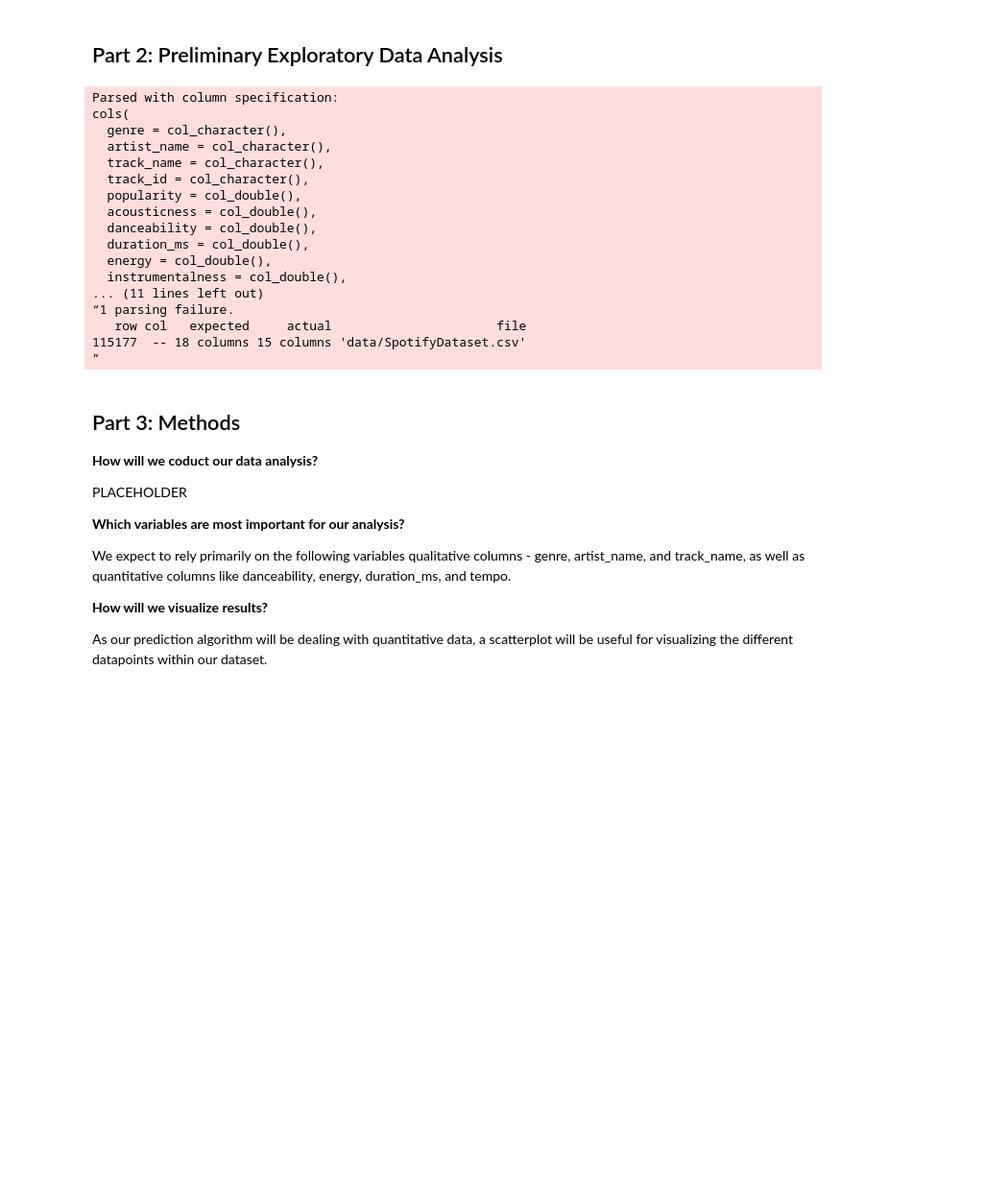
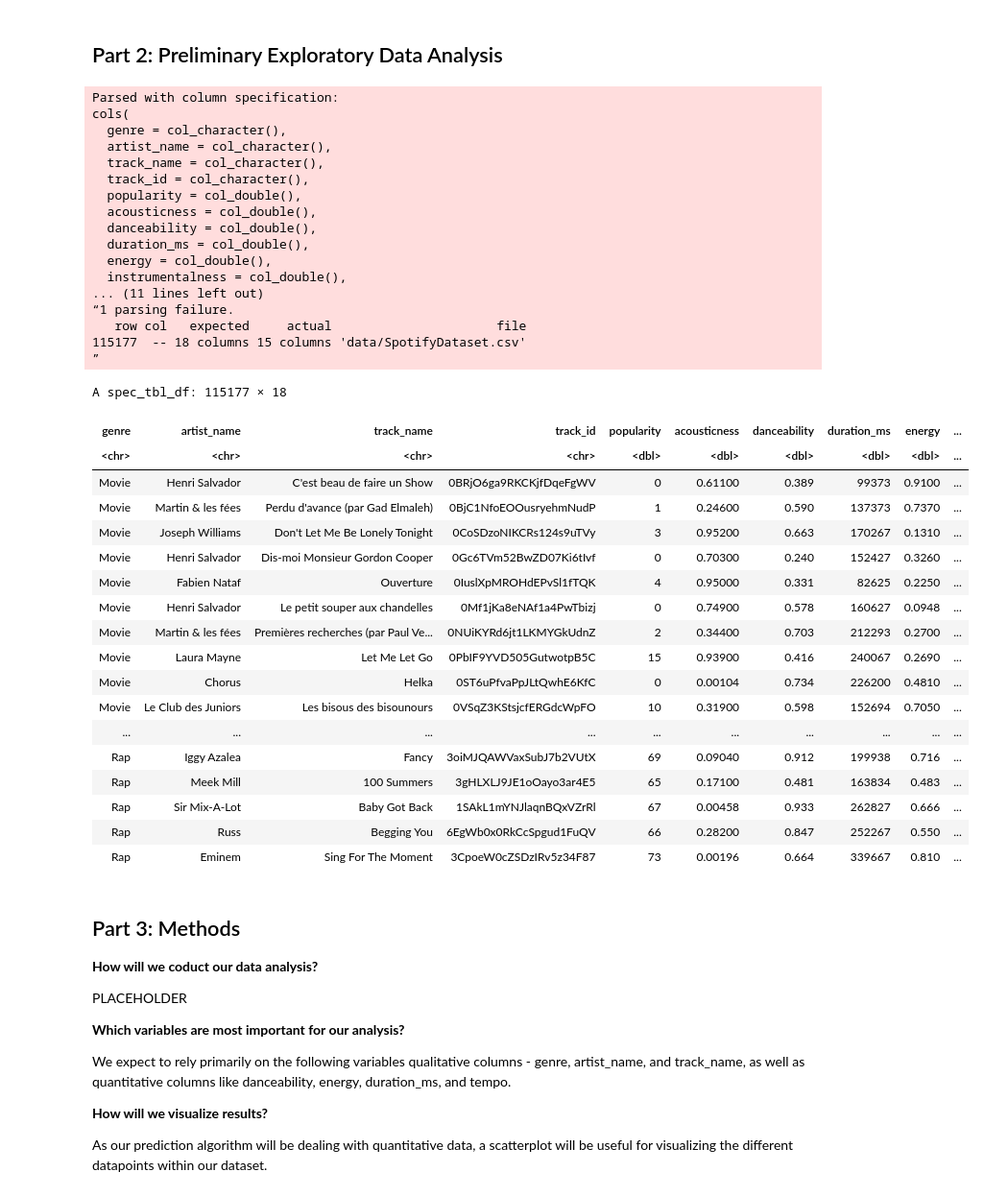
Before and after one commit to niickmerc/DSCI100-Group-Final, a Jupyter notebook: ProjectProposal.ipynb, the cells around one changed output. Shown at 96% size. Saved outputs shown, nothing was run; the diff lists cells and outputs as text; code cells hidden in the pictures; blank space fills up the shorter version.

```diff
--- a/ProjectProposal.ipynb
+++ b/ProjectProposal.ipynb
@@ -15,26 +15,46 @@ For our predictive question, we are hoping to determine if specific quantitative
 # %%
 library(tidyverse)
 library(repr)
 
 spotify_raw_data = read_csv("data/SpotifyDataset.csv")
+spotify_raw_data
 # %% [output]
 Parsed with column specification:
 cols(
   genre = col_character(),
   artist_name = col_character(),
   track_name = col_character(),
   track_id = col_character(),
   popularity = col_double(),
   acousticness = col_double(),
   danceability = col_double(),
   duration_ms = col_double(),
   energy = col_double(),
   instrumentalness = col_double(),
 ... (11 lines left out)
 “1 parsing failure.
    row col   expected     actual                      file
 115177  -- 18 columns 15 columns 'data/SpotifyDataset.csv'
 ”
+A spec_tbl_df: 115177 × 18
+| genre | artist_name | track_name | track_id | popularity | acousticness | danceability | duration_ms | energy | ... |
+| <chr> | <chr> | <chr> | <chr> | <dbl> | <dbl> | <dbl> | <dbl> | <dbl> | ... |
+| Movie | Henri Salvador | C'est beau de faire un Show | 0BRjO6ga9RKCKjfDqeFgWV | 0 | 0.61100 | 0.389 | 99373 | 0.9100 | ... |
+| Movie | Martin & les fées | Perdu d'avance (par Gad Elmaleh) | 0BjC1NfoEOOusryehmNudP | 1 | 0.24600 | 0.590 | 137373 | 0.7370 | ... |
+| Movie | Joseph Williams | Don't Let Me Be Lonely Tonight | 0CoSDzoNIKCRs124s9uTVy | 3 | 0.95200 | 0.663 | 170267 | 0.1310 | ... |
+| Movie | Henri Salvador | Dis-moi Monsieur Gordon Cooper | 0Gc6TVm52BwZD07Ki6tIvf | 0 | 0.70300 | 0.240 | 152427 | 0.3260 | ... |
+| Movie | Fabien Nataf | Ouverture | 0IuslXpMROHdEPvSl1fTQK | 4 | 0.95000 | 0.331 | 82625 | 0.2250 | ... |
+| Movie | Henri Salvador | Le petit souper aux chandelles | 0Mf1jKa8eNAf1a4PwTbizj | 0 | 0.74900 | 0.578 | 160627 | 0.0948 | ... |
+| Movie | Martin & les fées | Premières recherches (par Paul Ve... | 0NUiKYRd6jt1LKMYGkUdnZ | 2 | 0.34400 | 0.703 | 212293 | 0.2700 | ... |
+| Movie | Laura Mayne | Let Me Let Go | 0PbIF9YVD505GutwotpB5C | 15 | 0.93900 | 0.416 | 240067 | 0.2690 | ... |
+| Movie | Chorus | Helka | 0ST6uPfvaPpJLtQwhE6KfC | 0 | 0.00104 | 0.734 | 226200 | 0.4810 | ... |
+| Movie | Le Club des Juniors | Les bisous des bisounours | 0VSqZ3KStsjcfERGdcWpFO | 10 | 0.31900 | 0.598 | 152694 | 0.7050 | ... |
+| ... | ... | ... | ... | ... | ... | ... | ... | ... | ... |
+| Rap | Iggy Azalea | Fancy | 3oiMJQAWVaxSubJ7b2VUtX | 69 | 0.09040 | 0.912 | 199938 | 0.716 | ... |
+| Rap | Meek Mill | 100 Summers | 3gHLXLJ9JE1oOayo3ar4E5 | 65 | 0.17100 | 0.481 | 163834 | 0.483 | ... |
+| Rap | Sir Mix-A-Lot | Baby Got Back | 1SAkL1mYNJlaqnBQxVZrRl | 67 | 0.00458 | 0.933 | 262827 | 0.666 | ... |
+| Rap | Russ | Begging You | 6EgWb0x0RkCcSpgud1FuQV | 66 | 0.28200 | 0.847 | 252267 | 0.550 | ... |
+| Rap | Eminem | Sing For The Moment | 3CpoeW0cZSDzIRv5z34F87 | 73 | 0.00196 | 0.664 | 339667 | 0.810 | ... |
 # %% [markdown]
 ## Part 3: Methods
 
```
Also changed, not shown: 1 other file.
